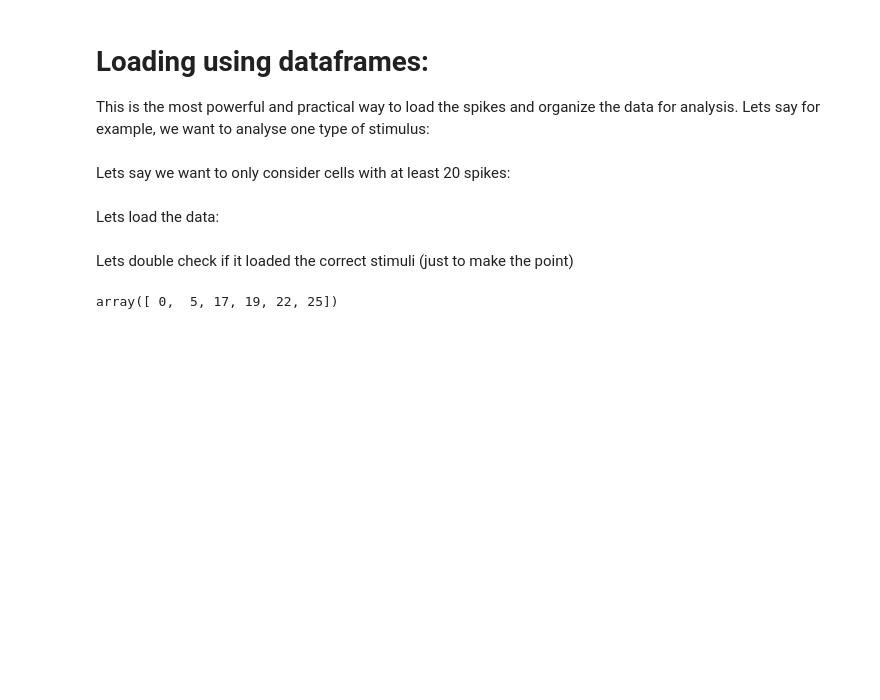
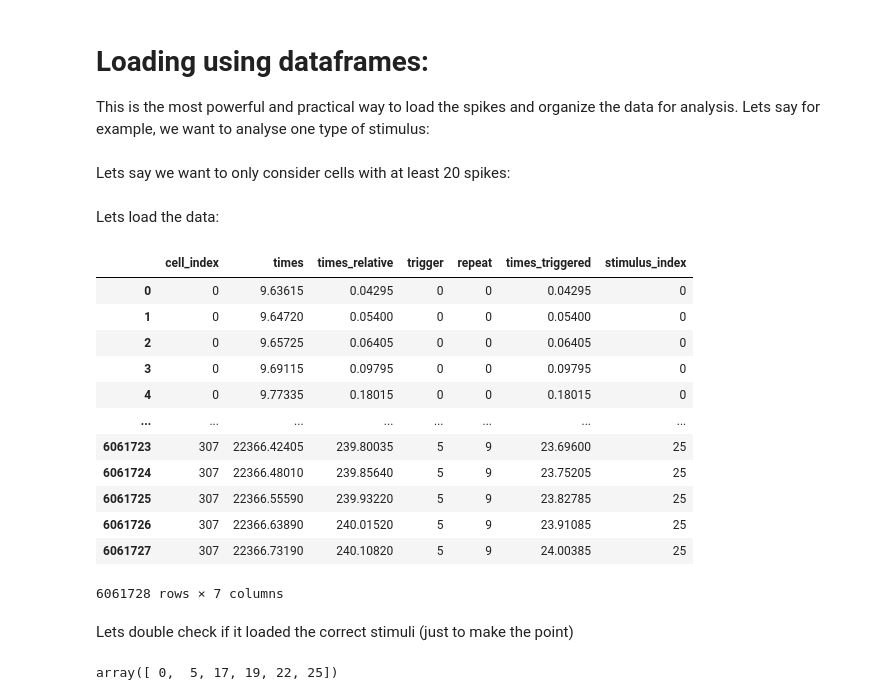
Before and after one commit to marvinseifert/polarspike, a Jupyter notebook: Loading_spikes.ipynb, the cells around one changed output. Cells and saved outputs as stored; diff of their text form; code cells hidden in the pictures; blank space fills up the shorter version.

Commit message:
Fixed spike loading pipeline bugs

```diff
--- a/Loading_spikes.ipynb
+++ b/Loading_spikes.ipynb
@@ -174,6 +174,22 @@ recording.dataframes["fff_analysis"] = recording.dataframes["fff_analysis"].loc[
 Lets load the data:
 # %%
 spikes_df = recording.get_spikes_df("fff_analysis")
+# %%
+spikes_df
+# %% [output]
+|  | cell_index | times | times_relative | trigger | repeat | times_triggered | stimulus_index |
+| 0 | 0 | 9.63615 | 0.04295 | 0 | 0 | 0.04295 | 0 |
+| 1 | 0 | 9.64720 | 0.05400 | 0 | 0 | 0.05400 | 0 |
+| 2 | 0 | 9.65725 | 0.06405 | 0 | 0 | 0.06405 | 0 |
+| 3 | 0 | 9.69115 | 0.09795 | 0 | 0 | 0.09795 | 0 |
+| 4 | 0 | 9.77335 | 0.18015 | 0 | 0 | 0.18015 | 0 |
+| ... | ... | ... | ... | ... | ... | ... | ... |
+| 6061723 | 307 | 22366.42405 | 239.80035 | 5 | 9 | 23.69600 | 25 |
+| 6061724 | 307 | 22366.48010 | 239.85640 | 5 | 9 | 23.75205 | 25 |
+| 6061725 | 307 | 22366.55590 | 239.93220 | 5 | 9 | 23.82785 | 25 |
+| 6061726 | 307 | 22366.63890 | 240.01520 | 5 | 9 | 23.91085 | 25 |
+| 6061727 | 307 | 22366.73190 | 240.10820 | 5 | 9 | 24.00385 | 25 |
+6061728 rows × 7 columns
 # %% [markdown]
 Lets double check if it loaded the correct stimuli (just to make the point)
 # %%
```
Also changed, not shown: parts of 12 cells of this notebook, 9 other files.
